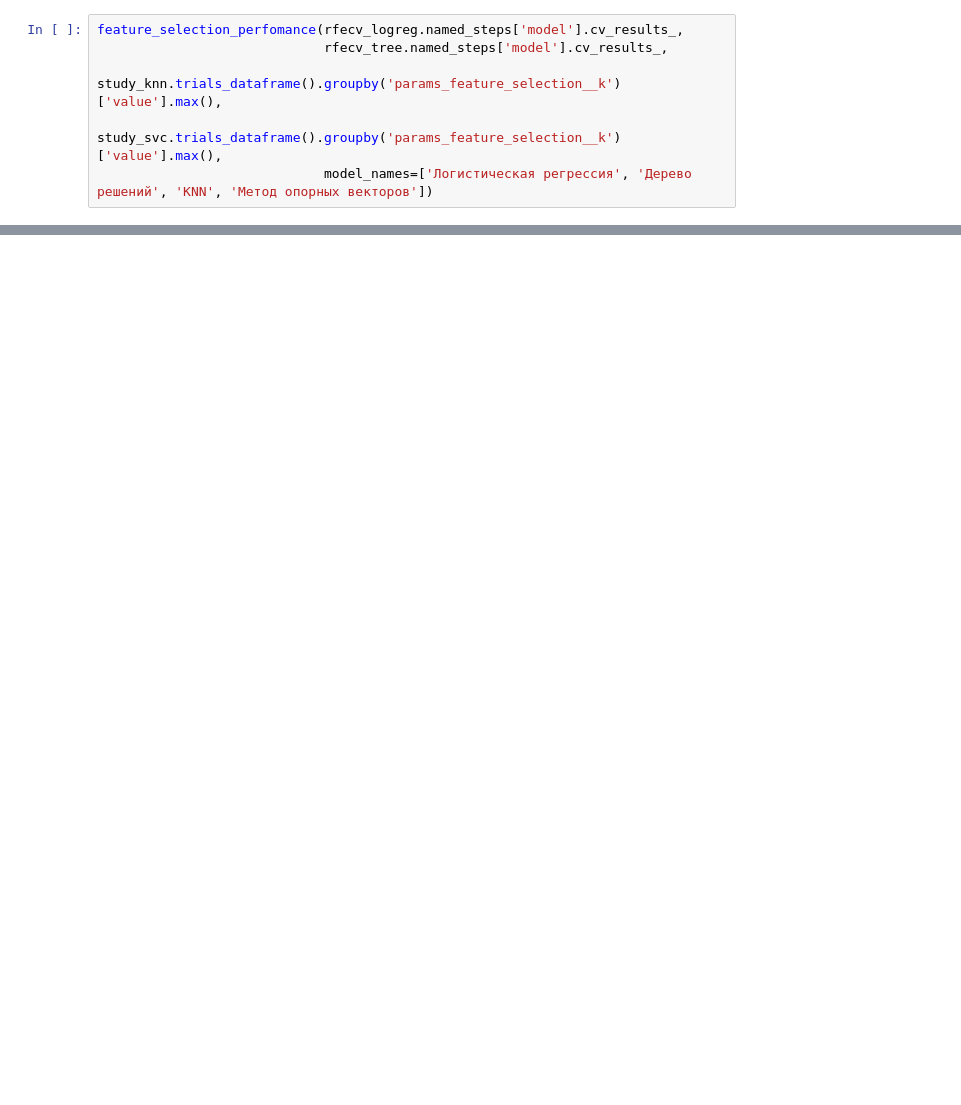
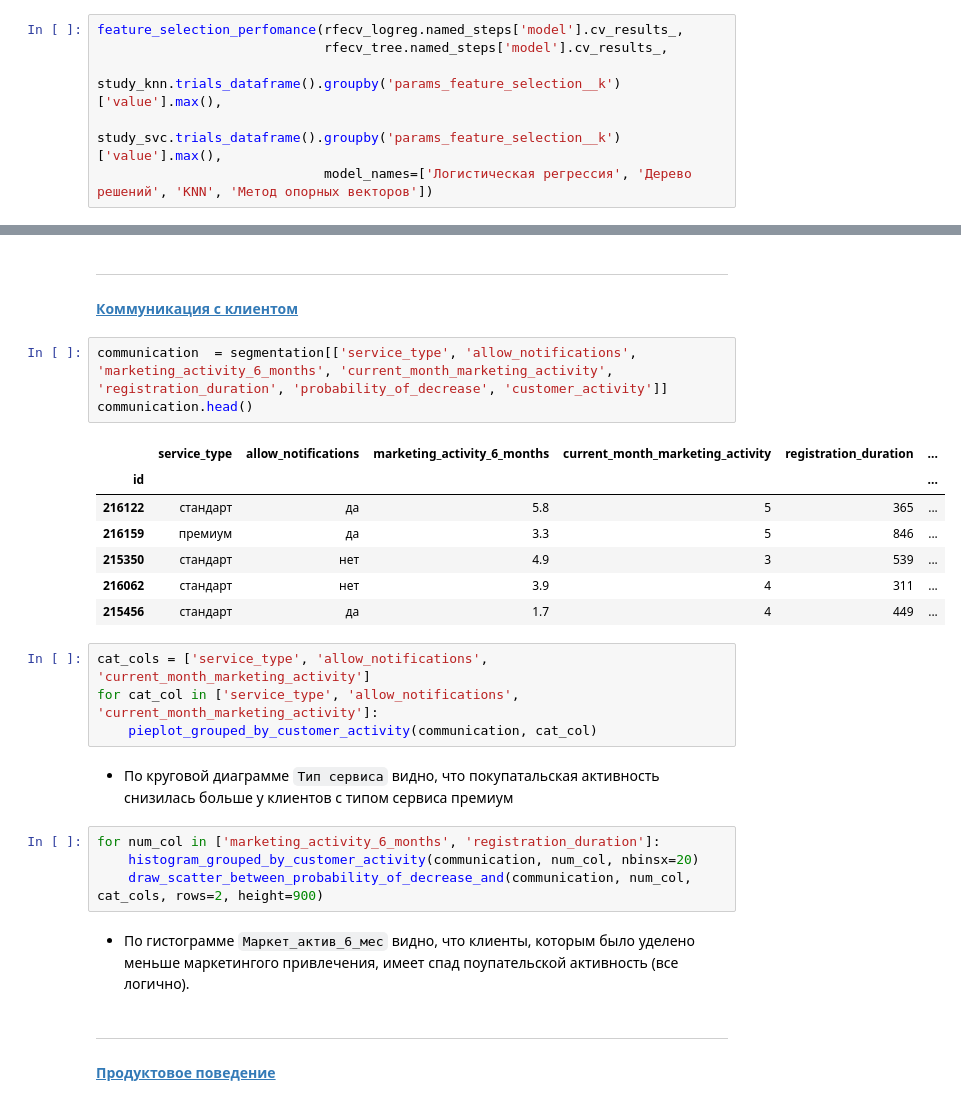
Before and after one commit to GrishaTS/Ya-Practicum-DS, a Jupyter notebook: 6. Обучение с учителем качество модели/supervised_learning.ipynb, the cells around one changed output, grey strips where cells are left out. Saved outputs shown, nothing was run; the diff lists cells and outputs as text; blank space fills up the shorter version.

````diff
--- a/6. Обучение с учителем качество модели/supervised_learning.ipynb
+++ b/6. Обучение с учителем качество модели/supervised_learning.ipynb
@@ -1485,0 +2030,31 @@ feature_selection_perfomance(rfecv_logreg.named_steps['model'].cv_results_,
+# %% [markdown]
+<hr style="border: none; border-top: 3px dashed;">
+
+#### <a id='toc1_9_1_1_'></a>[Коммуникация с клиентом](#toc0_)
+# %%
+communication  = segmentation[['service_type', 'allow_notifications', 'marketing_activity_6_months', 'current_month_marketing_activity', 'registration_duration', 'probability_of_decrease', 'customer_activity']]
+communication.head()
+# %% [output]
+|  | service_type | allow_notifications | marketing_activity_6_months | current_month_marketing_activity | registration_duration | ... |
+| id |  |  |  |  |  | ... |
+| 216122 | стандарт | да | 5.8 | 5 | 365 | ... |
+| 216159 | премиум | да | 3.3 | 5 | 846 | ... |
+| 215350 | стандарт | нет | 4.9 | 3 | 539 | ... |
+| 216062 | стандарт | нет | 3.9 | 4 | 311 | ... |
+| 215456 | стандарт | да | 1.7 | 4 | 449 | ... |
+# %%
+cat_cols = ['service_type', 'allow_notifications', 'current_month_marketing_activity']
+for cat_col in ['service_type', 'allow_notifications', 'current_month_marketing_activity']:
+    pieplot_grouped_by_customer_activity(communication, cat_col)
+# %% [markdown]
+- По круговой диаграмме ```Тип сервиса``` видно, что покупатальская активность снизилась больше у клиентов с типом сервиса премиум
+# %%
+for num_col in ['marketing_activity_6_months', 'registration_duration']:
+    histogram_grouped_by_customer_activity(communication, num_col, nbinsx=20)
+    draw_scatter_between_probability_of_decrease_and(communication, num_col, cat_cols, rows=2, height=900)
+# %% [markdown]
+- По гистограмме ```Маркет_актив_6_мес``` видно, что клиенты, которым было уделено меньше маркетингого привлечения, имеет спад поупательской активность (все логично).
+# %% [markdown]
+<hr style="border: none; border-top: 3px dashed;">
+
+#### <a id='toc1_9_1_2_'></a>[Продуктовое поведение](#toc0_)
````
Also changed, not shown: parts of 137 cells of this notebook.
